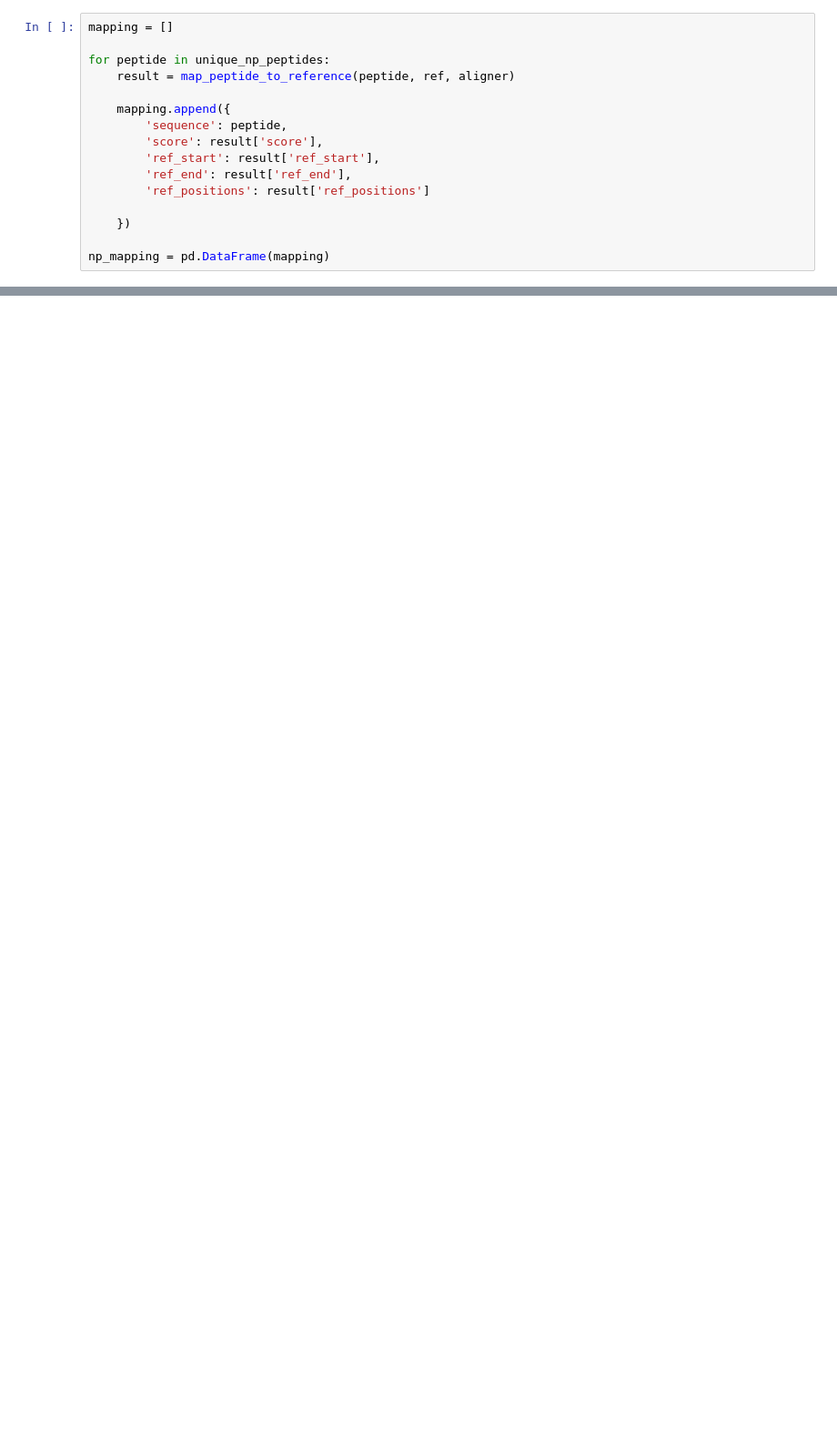
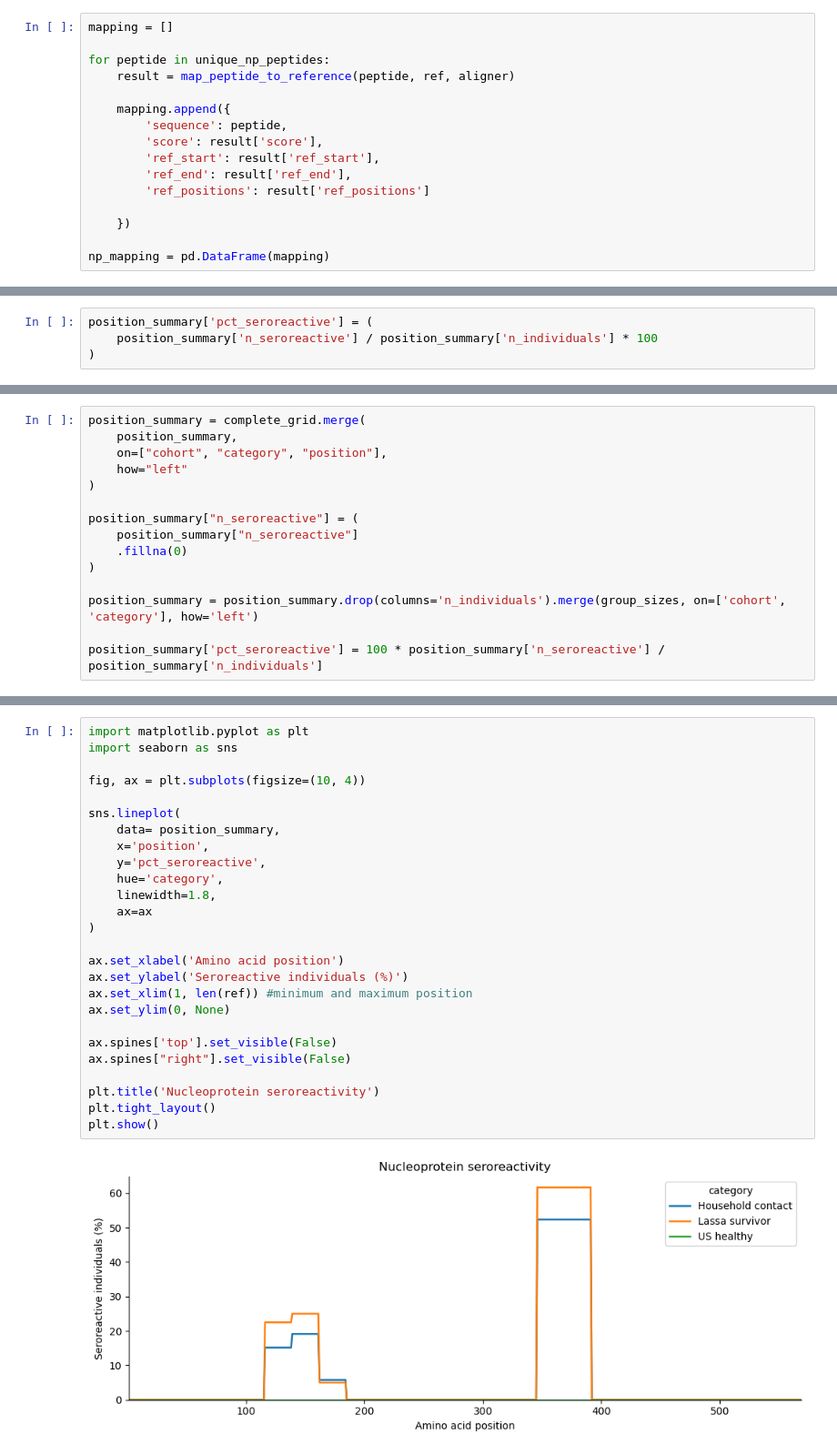
Before and after one commit to sporak577/lasv_phipseq_2026, a Jupyter notebook: draw_signal_to_LASV_proteome.ipynb, the cells around one changed output, grey strips where cells are left out. Shown at 91% size. Cells and saved outputs as stored; diff of their text form; blank space fills up the shorter version.

Commit message:
nucleoprotein seroreactivity mapping

```diff
--- a/draw_signal_to_LASV_proteome.ipynb
+++ b/draw_signal_to_LASV_proteome.ipynb
@@ -155,0 +226,4 @@ np_mapping.sort_values("alignment_length").head(10)
+# %%
+position_summary['pct_seroreactive'] = (
+    position_summary['n_seroreactive'] / position_summary['n_individuals'] * 100
+)
@@ -155,0 +251,15 @@ np_mapping.sort_values("alignment_length").head(10)
+# %%
+position_summary = complete_grid.merge(
+    position_summary,
+    on=["cohort", "category", "position"],
+    how="left"
+)
+
+position_summary["n_seroreactive"] = (
+    position_summary["n_seroreactive"]
+    .fillna(0)
+)
+
+position_summary = position_summary.drop(columns='n_individuals').merge(group_sizes, on=['cohort', 'category'], how='left')
+
+position_summary['pct_seroreactive'] = 100 * position_summary['n_seroreactive'] / position_summary['n_individuals']
@@ -155,0 +284,28 @@ np_mapping.sort_values("alignment_length").head(10)
+# %%
+import matplotlib.pyplot as plt
+import seaborn as sns
+
+fig, ax = plt.subplots(figsize=(10, 4))
+
+sns.lineplot(
+    data= position_summary,
+    x='position',
+    y='pct_seroreactive',
+    hue='category',
+    linewidth=1.8,
+    ax=ax
+)
+
+ax.set_xlabel('Amino acid position')
+ax.set_ylabel('Seroreactive individuals (%)')
+ax.set_xlim(1, len(ref)) #minimum and maximum position
+ax.set_ylim(0, None)
+
+ax.spines['top'].set_visible(False)
+ax.spines["right"].set_visible(False)
+
+plt.title('Nucleoprotein seroreactivity')
+plt.tight_layout()
+plt.show()
+# %% [output]
+[figure, added]
```
Also changed, not shown: parts of 23 cells of this notebook.
